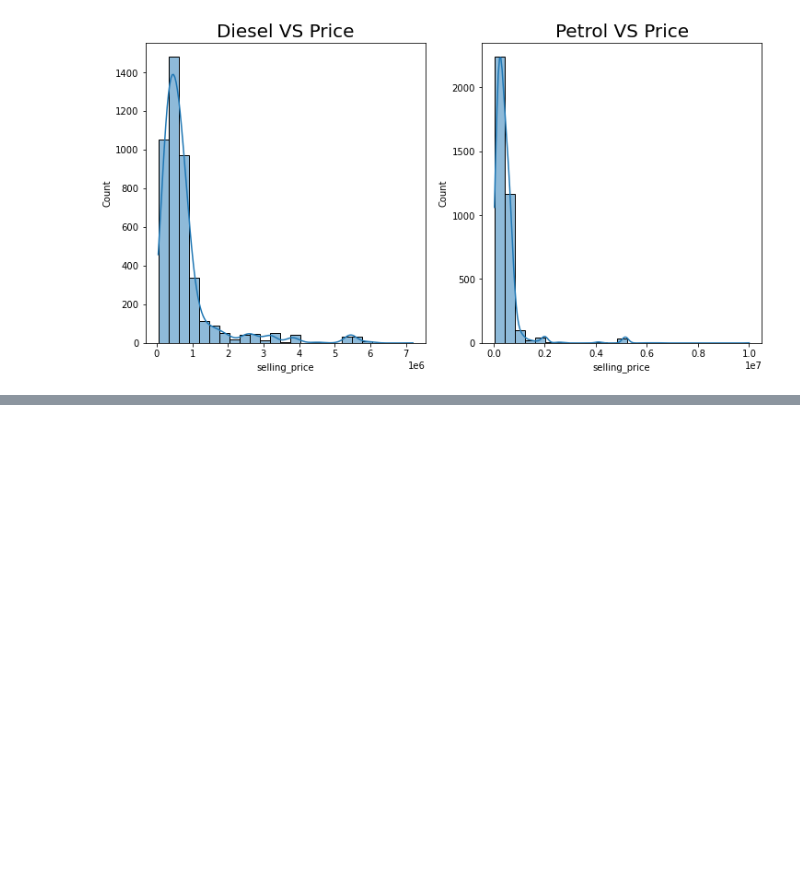
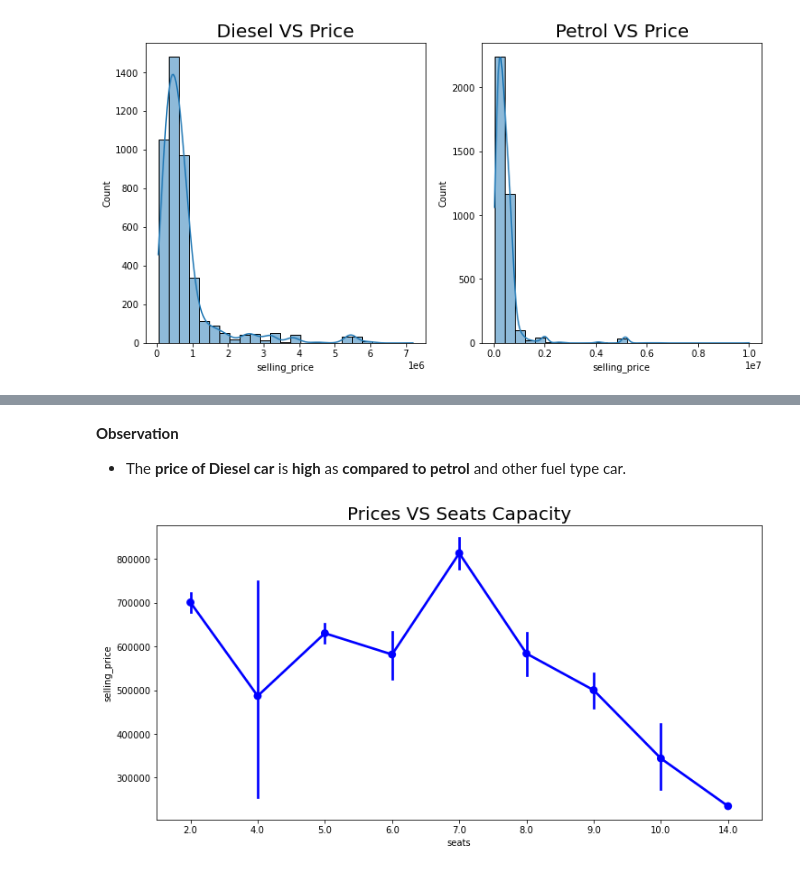
Before and after one commit to Sialsanwal/Data-Science, a Jupyter notebook: Machine learning Model/Regression Model/Project 1/Car Price EDA.ipynb, the cells around one changed output, grey strips where cells are left out. Saved outputs shown, nothing was run; the diff lists cells and outputs as text; code cells hidden in the pictures; blank space fills up the shorter version.

```diff
--- a/Machine learning Model/Regression Model/Project 1/Car Price EDA.ipynb
+++ b/Machine learning Model/Regression Model/Project 1/Car Price EDA.ipynb
@@ -267,0 +269,10 @@ sns.lineplot(data=df,x=df.year,y=df.selling_price,hue=df.fuel,markers=True)
+# %% [markdown]
+**Observation**
+- The **price of Diesel car** is **high** as **compared to petrol** and other fuel type car.
+# %%
+plt.figure(figsize=(12,6))
+sns.pointplot(data=df,x=df.seats,y=df["selling_price"],color='b')
+plt.title("Prices VS Seats Capacity",fontsize=20)
+plt.show()
+# %% [output]
+[figure, added]
```
Also changed, not shown: parts of 6 cells of this notebook.
